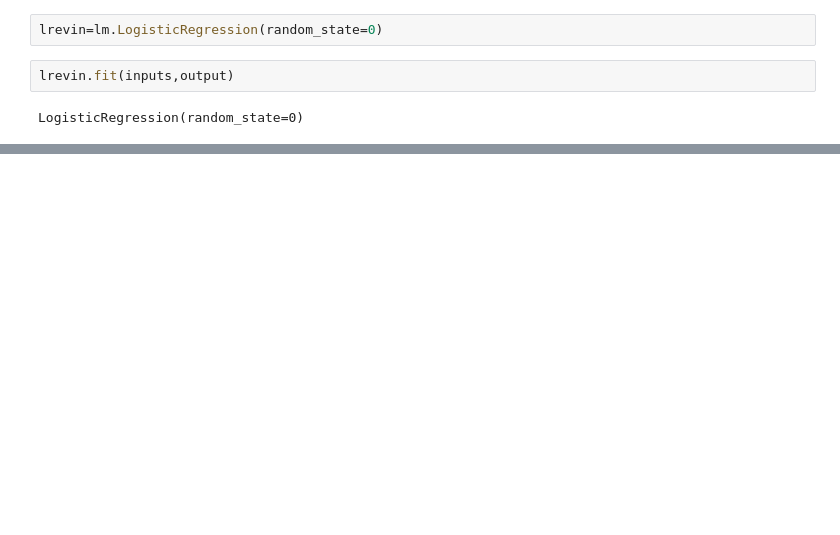
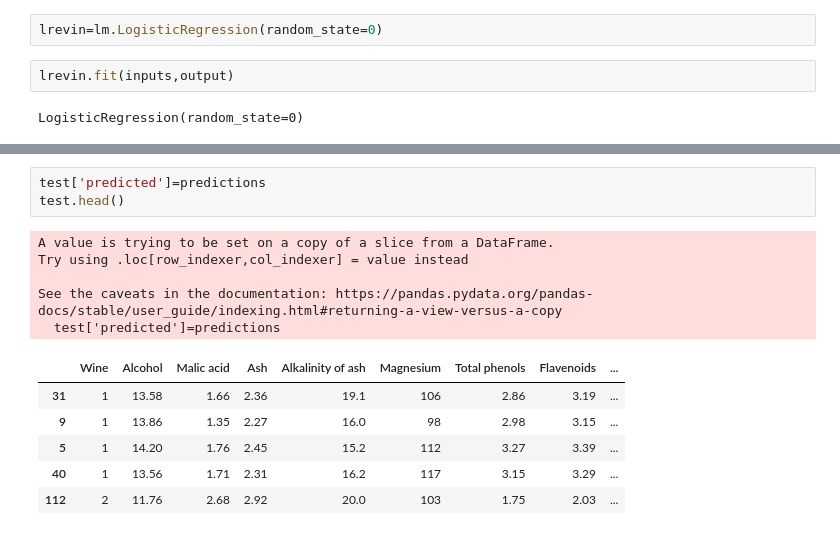
Before and after one commit to Jonathangmit/Machine-learning-and-statistics, a Jupyter notebook: scikit-learn.ipynb, the cells around one changed output, grey strips where cells are left out. Cells and saved outputs as stored; diff of their text form; blank space fills up the shorter version.

```diff
--- a/scikit-learn.ipynb
+++ b/scikit-learn.ipynb
@@ -976 +1000,16 @@ False    0.066667
 Name: Wine, dtype: float64
+# %%
+test['predicted']=predictions
+test.head()
+# %% [output]
+A value is trying to be set on a copy of a slice from a DataFrame.
+Try using .loc[row_indexer,col_indexer] = value instead
+
+See the caveats in the documentation: https://pandas.pydata.org/pandas-docs/stable/user_guide/indexing.html#returning-a-view-versus-a-copy
+  test['predicted']=predictions
+|  | Wine | Alcohol | Malic acid | Ash | Alkalinity of ash | Magnesium | Total phenols | Flavenoids | ... |
+| 31 | 1 | 13.58 | 1.66 | 2.36 | 19.1 | 106 | 2.86 | 3.19 | ... |
+| 9 | 1 | 13.86 | 1.35 | 2.27 | 16.0 | 98 | 2.98 | 3.15 | ... |
+| 5 | 1 | 14.20 | 1.76 | 2.45 | 15.2 | 112 | 3.27 | 3.39 | ... |
+| 40 | 1 | 13.56 | 1.71 | 2.31 | 16.2 | 117 | 3.15 | 3.29 | ... |
+| 112 | 2 | 11.76 | 2.68 | 2.92 | 20.0 | 103 | 1.75 | 2.03 | ... |
```
Also changed, not shown: parts of 34 cells of this notebook.
